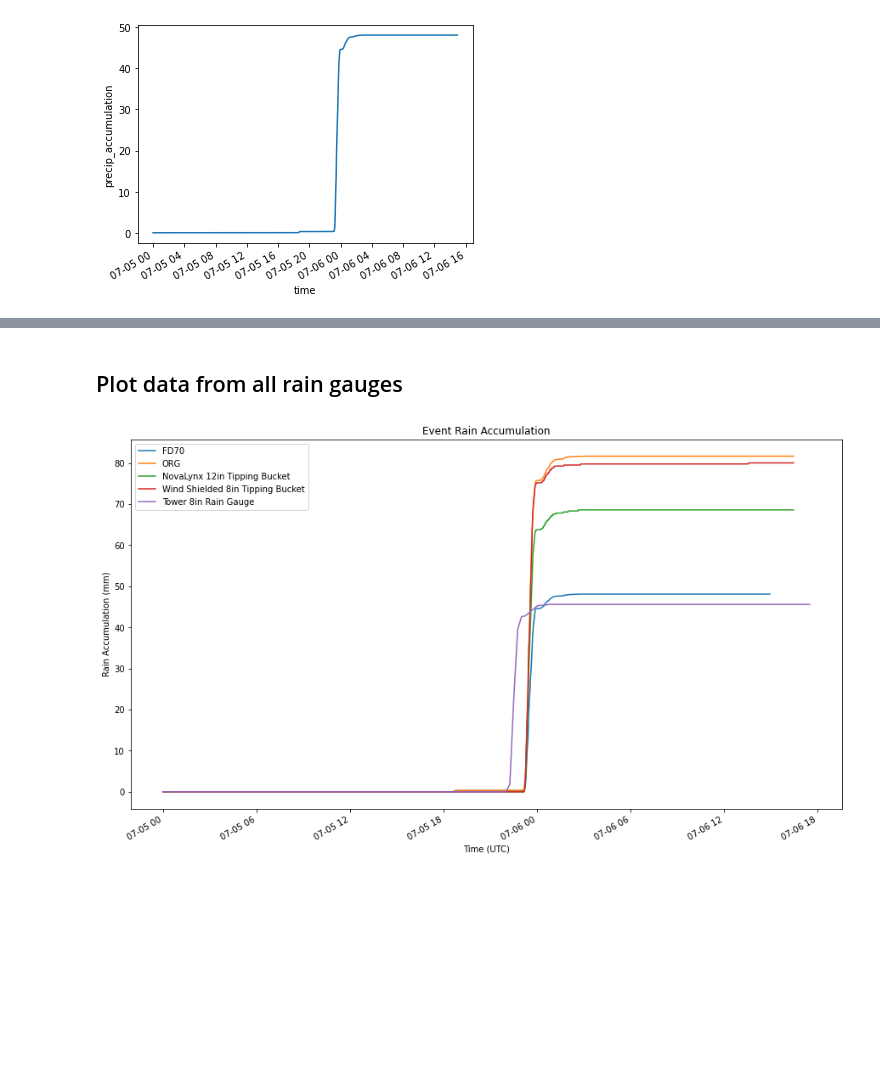
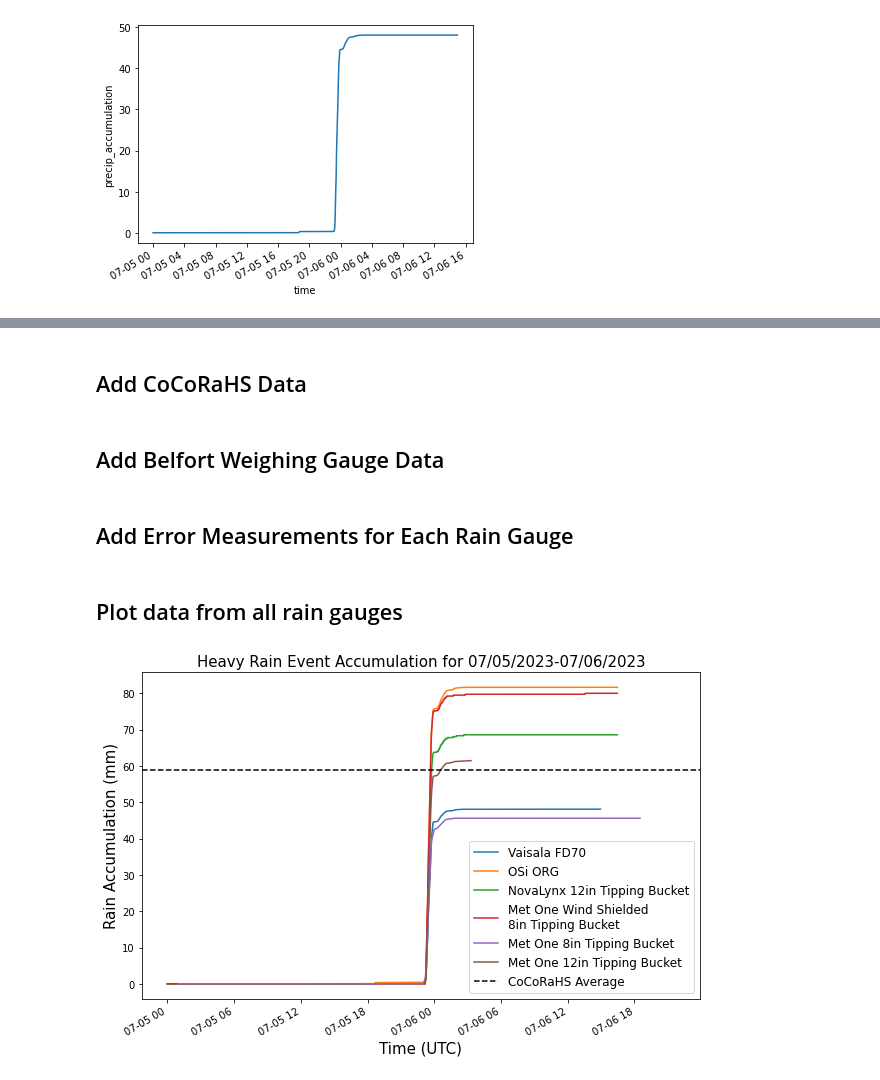
Before and after one commit to EVS-ATMOS/rain-gauge-quality, a Jupyter notebook: notebooks/0705_casestudy.ipynb, the cells around one changed output, grey strips where cells are left out. Drawn from its saved outputs; the diff is of its cells as text; code cells hidden in the pictures; blank space fills up the shorter version.

```diff
--- a/notebooks/0705_casestudy.ipynb
+++ b/notebooks/0705_casestudy.ipynb
@@ -84,3 +77,6 @@ tower_ds = xr.open_mfdataset(tower_files)
+# %%
+tower_ds['time'] = pd.to_datetime(tower_ds['time'])
+tower_ds['time'] = tower_ds['time'] + pd.Timedelta(hours=1)
 # %%
 tower_precip = tower_ds.precip
 tower_precip.plot()
@@ -116,0 +115,3 @@ FD70_precip.plot()
+# %%
+metone12_data = "C:/Users/maggi/ANL_Internship_2023/MetOne_12in/metone12_0705/*.nc"
+metone12_ds = xr.open_mfdataset(metone12_data)
@@ -116,0 +120,3 @@ FD70_precip.plot()
+# %%
+metone12_precip = ((metone12_ds.rainfall)-metone12_ds.rainfall[0])
+metone12_precip.plot()
@@ -116,0 +126,6 @@ FD70_precip.plot()
+# %% [markdown]
+## Add CoCoRaHS Data
+# %%
+cocorahs = 59.004
+# %% [markdown]
+## Add Belfort Weighing Gauge Data
@@ -116,0 +134,2 @@ FD70_precip.plot()
+# %% [markdown]
+## Add Error Measurements for Each Rain Gauge
@@ -117,20 +146,23 @@ FD70_precip.plot()
 # %% [markdown]
 ## Plot data from all rain gauges
 # %%
-fig, (ax1) = plt.subplots(1, 1, figsize=(15, 8))
+fig, (ax1) = plt.subplots(1, 1, figsize=(10,6))
 
-FD70_precip.plot(ax=ax1, label='FD70')
-ORG_precip.plot(ax=ax1, label='ORG')
+FD70_precip.plot(ax=ax1, label='Vaisala FD70')
+ORG_precip.plot(ax=ax1, label='OSi ORG')
 #APG_precip.plot(ax=ax1, label='APG')
 tbrg_12.plot(ax=ax1, label='NovaLynx 12in Tipping Bucket')
-tbrg_8.plot(ax=ax1, label='Wind Shielded 8in Tipping Bucket')
-accumulated_tower_precip.plot(ax=ax1, label='Tower 8in Rain Gauge')
+tbrg_8.plot(ax=ax1, label='Met One Wind Shielded \n8in Tipping Bucket')
+accumulated_tower_precip.plot(ax=ax1, label='Met One 8in Tipping Bucket')
+metone12_precip.plot(ax=ax1, label='Met One 12in Tipping Bucket')
 
-ax1.set_title('Event Rain Accumulation')
-ax1.set_xlabel('Time (UTC)')
-ax1.set_ylabel('Rain Accumulation (mm)')
-ax1.legend()
+plt.axhline(cocorahs, color='black', linestyle='--', label='CoCoRaHS Average')
+
+ax1.set_title('Heavy Rain Event Accumulation for 07/05/2023-07/06/2023',fontsize=15)
+ax1.set_xlabel('Time (UTC)',fontsize=15)
+ax1.set_ylabel('Rain Accumulation (mm)',fontsize=15)
+ax1.legend(fontsize=12, loc='best')
 # Show the two plots
 plt.show()
 # %% [output]
-[figure, old version]
+[figure, new version]
```
Also changed, not shown: parts of 21 cells of this notebook, 4 other files.
